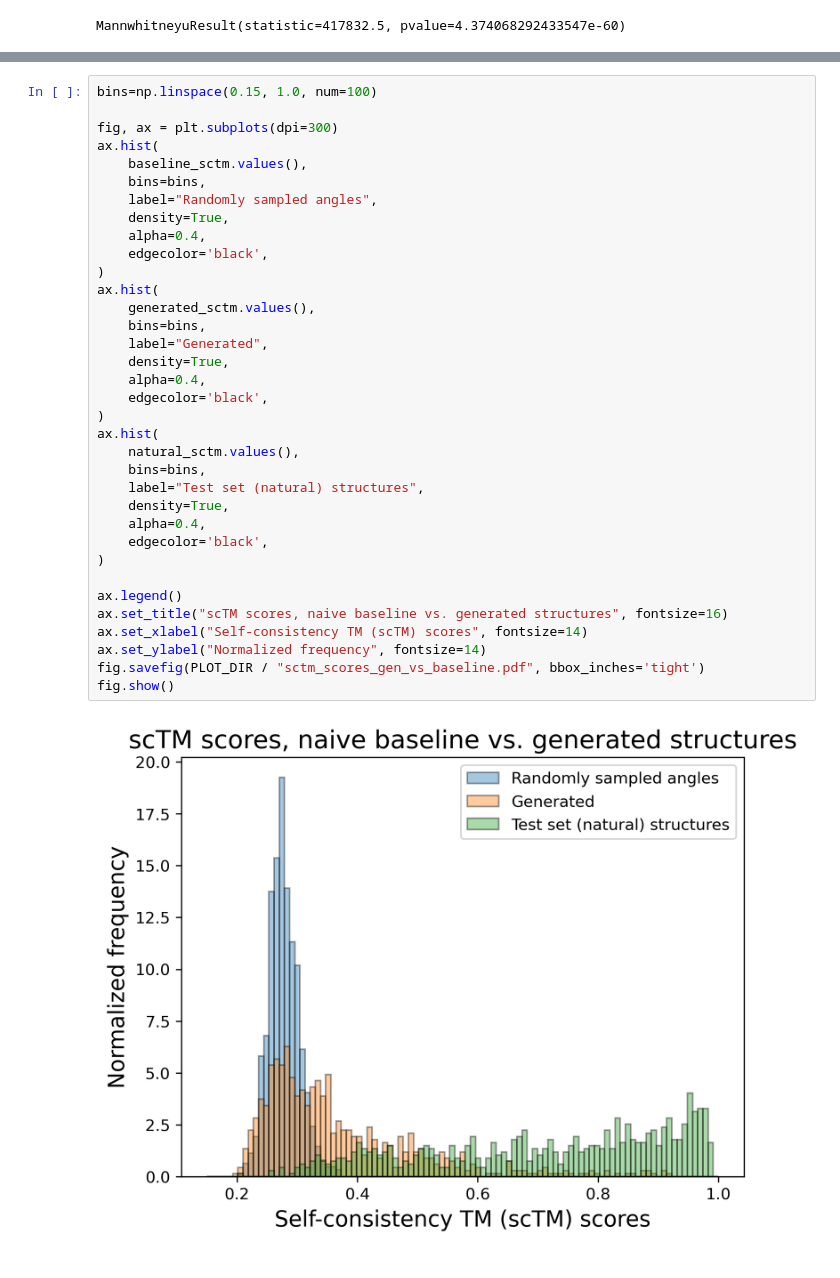
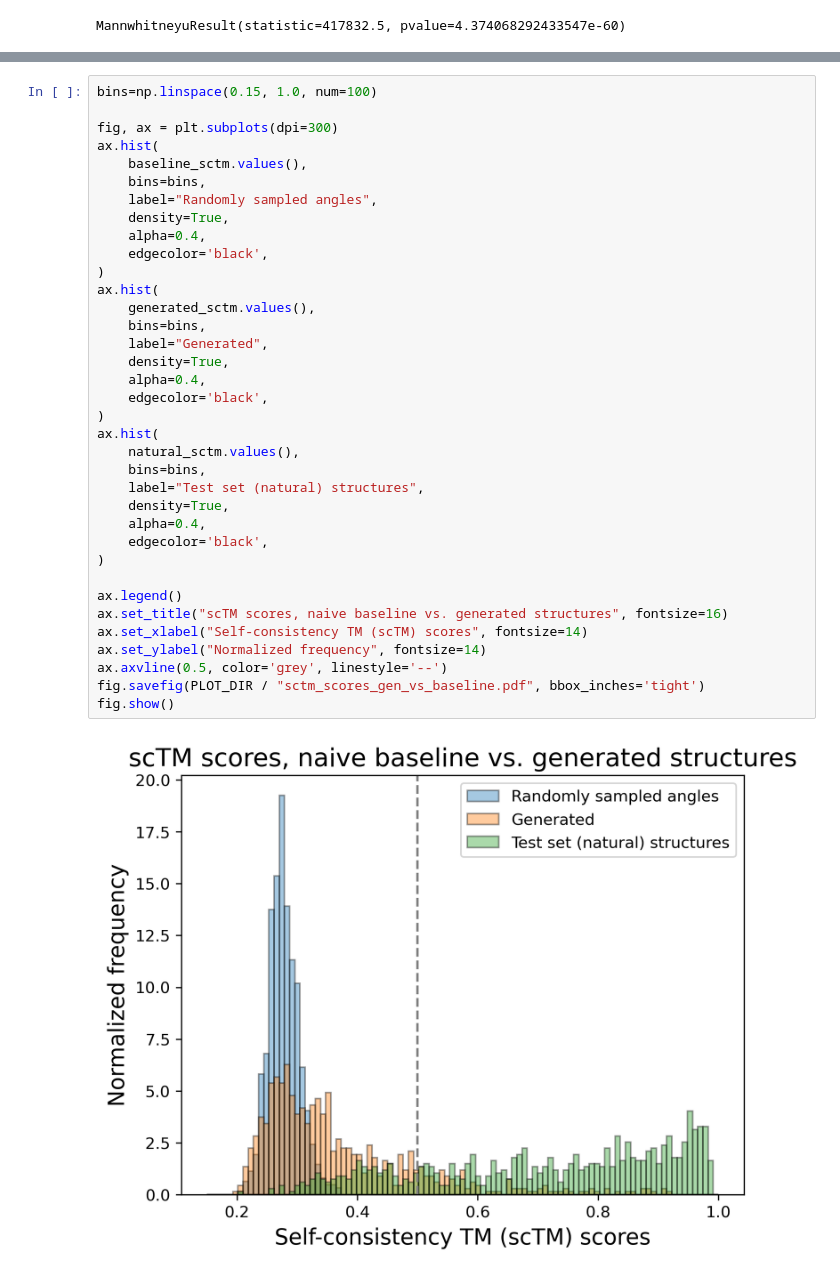
Before and after one commit to microsoft/foldingdiff, a Jupyter notebook: jupyter/random_angles_vs_generated.ipynb, the cells around one changed output, grey strips where cells are left out. Cells and saved outputs as stored; diff of their text form.

```diff
--- a/jupyter/random_angles_vs_generated.ipynb
+++ b/jupyter/random_angles_vs_generated.ipynb
@@ -46,31 +50,32 @@ ax.hist(
     bins=bins,
     label="Randomly sampled angles",
     density=True,
     alpha=0.4,
     edgecolor='black',
 )
 ax.hist(
     generated_sctm.values(),
     bins=bins,
     label="Generated",
     density=True,
     alpha=0.4,
     edgecolor='black',
 )
 ax.hist(
     natural_sctm.values(),
     bins=bins,
     label="Test set (natural) structures",
     density=True,
     alpha=0.4,
     edgecolor='black',
 )
 
 ax.legend()
 ax.set_title("scTM scores, naive baseline vs. generated structures", fontsize=16)
 ax.set_xlabel("Self-consistency TM (scTM) scores", fontsize=14)
 ax.set_ylabel("Normalized frequency", fontsize=14)
+ax.axvline(0.5, color='grey', linestyle='--')
 fig.savefig(PLOT_DIR / "sctm_scores_gen_vs_baseline.pdf", bbox_inches='tight')
 fig.show()
 # %% [output]
-[figure, old version]
+[figure, new version]
```
Also changed, not shown: parts of 1 cell of this notebook, 1 other file.
